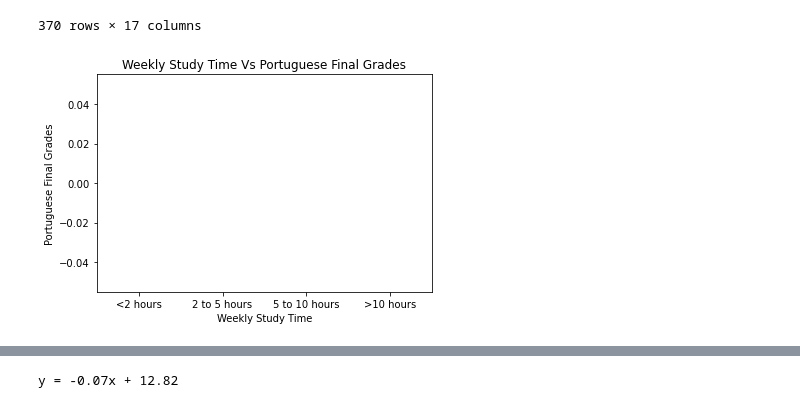
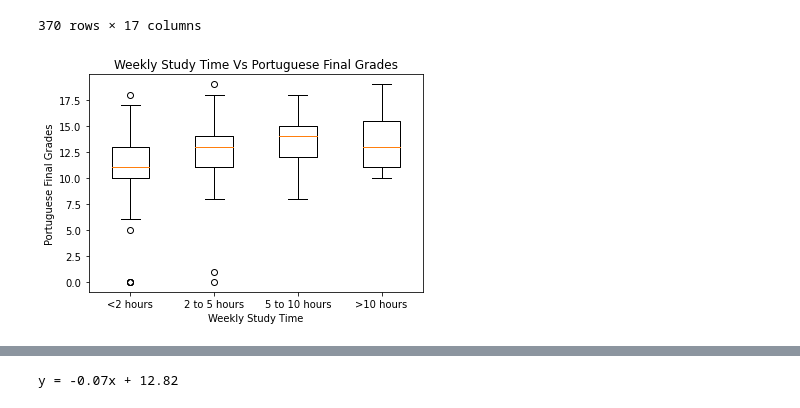
Before and after one commit to panlovelyda/project-one, a Jupyter notebook: pan.ipynb, the cells around one changed output, grey strips where cells are left out. Cells and saved outputs as stored; diff of their text form; code cells hidden in the pictures.

```diff
--- a/pan.ipynb
+++ b/pan.ipynb
@@ -116,13 +116,12 @@ Summary_behaviour
 370 rows × 17 columns
 # %%
 # Weekly Study Time Vs Portuguese Final Grades
-studyhours_por = ['<2 hours', '2 to 5 hours', '5 to 10 hours', '>10 hours']
-
+studyhours_por = [1, 2, 3, 4]
 # Create empty list to fill with G3 Grades
 Por_data = []
 
 for studys in studyhours_por:
-    # Locate the rows which contain weekly study time on portugues and get the final Grade
+# Locate the rows which contain weekly study time on portugues and get the final Grade
     Study_por = Summary_behaviour.loc[Summary_behaviour['weekly study time of portuguese language'] == studys,'final period grade for portuguese']
 
     # add subset
@@ -130,9 +129,10 @@ for studys in studyhours_por:
 # %%
 fig1,ax1 = plt.subplots()
 ax1 .boxplot(Por_data, labels=studyhours_por)
 ax1 .set_title('Weekly Study Time Vs Portuguese Final Grades')
 ax1.set_ylabel('Portuguese Final Grades')
 ax1.set_xlabel('Weekly Study Time')
+plt.xticks([1,2,3,4],['<2 hours', '2 to 5 hours', '5 to 10 hours', '>10 hours'])
 plt.show()
 # %% [output]
-[figure, old version]
+[figure, new version]
```
Also changed, not shown: parts of 5 cells of this notebook.
